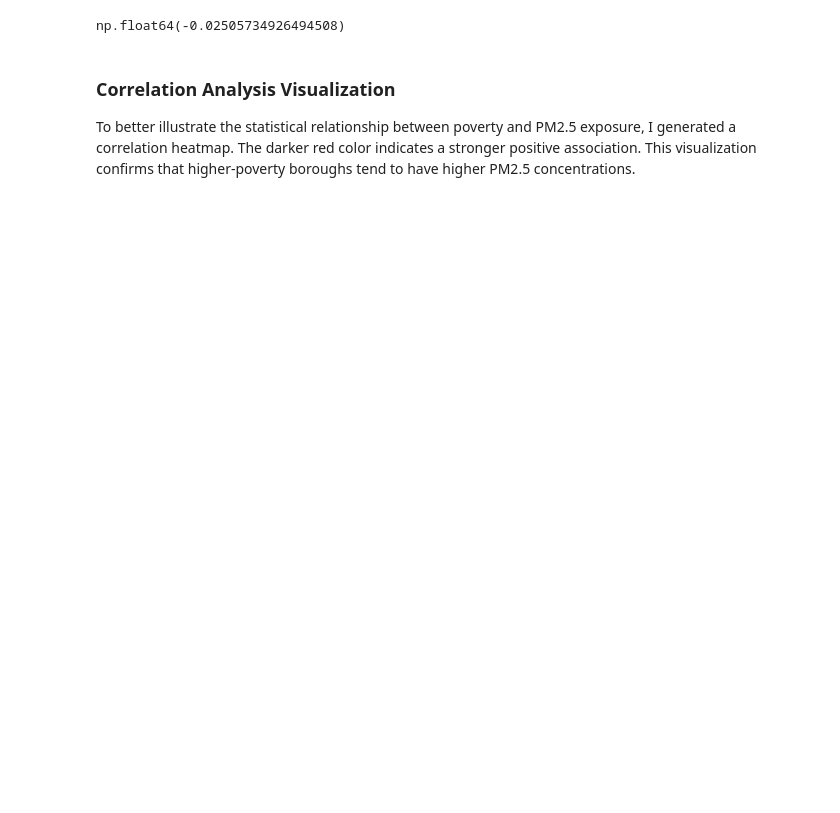
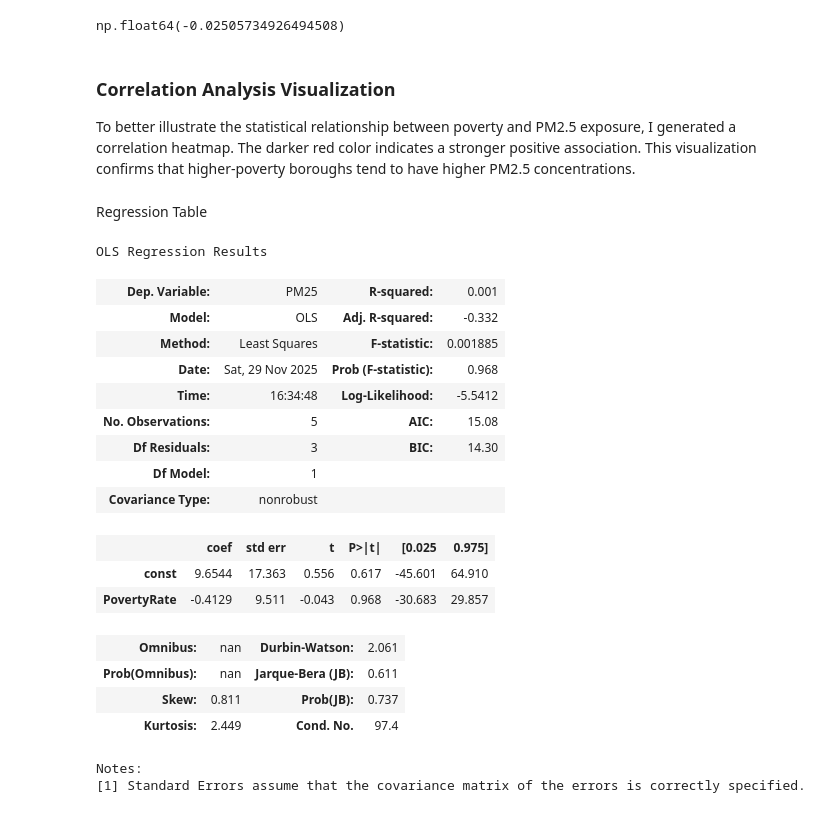
Before and after one commit to yh3811/yh3811.github.io, a Jupyter notebook: project3.ipynb, the cells around one changed output. Cells and saved outputs as stored; diff of their text form; code cells hidden in the pictures; blank space fills up the shorter version.

```diff
--- a/project3.ipynb
+++ b/project3.ipynb
@@ -144,9 +178,26 @@ poverty_rate
 # %% [markdown]
 Merge Datasets
 # %%
-merged = pm25_boro.merge(poverty_rate, on="Boro", how="left")
+# Borough lookup
+boro_names = {1: "Manhattan", 2: "Bronx", 3: "Brooklyn", 4: "Queens", 5: "Staten Island"}
 
-# Add borough names for readability
+# Add borough names before merge
+pm25_boro["Borough"] = pm25_boro["Boro"].map(boro_names)
+poverty_rate["Borough"] = poverty_rate["Boro"].map(boro_names)
+
+# Merge datasets
+merged = pm25_boro.merge(
+    poverty_rate[["Boro", "PovertyRate", "Borough"]],
+    on="Boro",
+    how="left"
+)
+
+merged
+
+# Remove duplicate borough name columns
+merged = merged[["Boro", "PM25", "PovertyRate"]]
+
+# Add clean borough name
 boro_names = {
     1: "Manhattan",
     2: "Bronx",
@@ -154,9 +205,11 @@ boro_names = {
     4: "Queens",
     5: "Staten Island"
 }
-
 merged["Borough"] = merged["Boro"].map(boro_names)
 
+# Sort for neatness
+merged = merged.sort_values("Boro").reset_index(drop=True)
+
 merged
 # %% [output]
 |  | Boro | PM25 | PovertyRate | Borough |
@@ -229,5 +345,36 @@ fig = px.imshow(
 )
 
 fig.show()
+# %% [markdown]
+Regression Table
+# %%
+import statsmodels.api as sm
+
+X = merged["PovertyRate"]
+y = merged["PM25"]
+X = sm.add_constant(X)
+
+model = sm.OLS(y, X).fit()
+model.summary()
+# %% [output]
+OLS Regression Results
+| Dep. Variable: | PM25 | R-squared: | 0.001 |
+| Model: | OLS | Adj. R-squared: | -0.332 |
+| Method: | Least Squares | F-statistic: | 0.001885 |
+| Date: | Sat, 29 Nov 2025 | Prob (F-statistic): | 0.968 |
+| Time: | 16:34:48 | Log-Likelihood: | -5.5412 |
+| No. Observations: | 5 | AIC: | 15.08 |
+| Df Residuals: | 3 | BIC: | 14.30 |
+| Df Model: | 1 |  |  |
+| Covariance Type: | nonrobust |  |  |
+|  | coef | std err | t | P>|t| | [0.025 | 0.975] |
+| const | 9.6544 | 17.363 | 0.556 | 0.617 | -45.601 | 64.910 |
+| PovertyRate | -0.4129 | 9.511 | -0.043 | 0.968 | -30.683 | 29.857 |
+| Omnibus: | nan | Durbin-Watson: | 2.061 |
+| Prob(Omnibus): | nan | Jarque-Bera (JB): | 0.611 |
+| Skew: | 0.811 | Prob(JB): | 0.737 |
+| Kurtosis: | 2.449 | Cond. No. | 97.4 |
+Notes:
+[1] Standard Errors assume that the covariance matrix of the errors is correctly specified.
 # %% [markdown]
 Results & Interpretation
```
Also changed, not shown: parts of 13 cells of this notebook, 1 other file.
